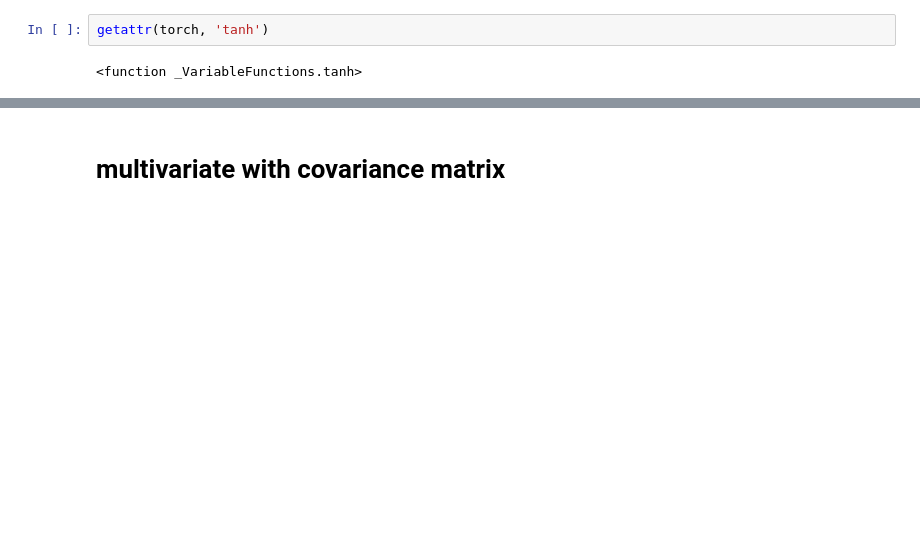
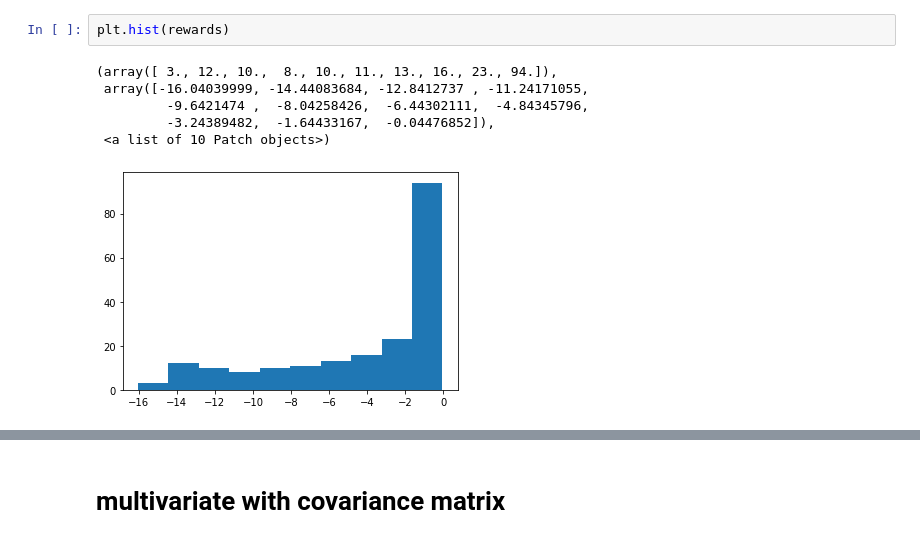
Before and after one commit to TrentBrick/Upside-Down-Free-Energy, a Jupyter notebook: notebooks/fitdensitymodel.ipynb, the cells around one changed output, grey strips where cells are left out. Cells and saved outputs as stored; diff of their text form; blank space fills up the shorter version.

```diff
--- a/notebooks/fitdensitymodel.ipynb
+++ b/notebooks/fitdensitymodel.ipynb
@@ -11,5 +20,10 @@ array([0.30339533, 0.99986114, 5.91260531])
-# %%
-getattr(torch, 'tanh')
-# %% [output]
-<function _VariableFunctions.tanh>
+# %%
+plt.hist(rewards)
+# %% [output]
+(array([ 3., 12., 10.,  8., 10., 11., 13., 16., 23., 94.]),
+ array([-16.04039999, -14.44083684, -12.8412737 , -11.24171055,
+         -9.6421474 ,  -8.04258426,  -6.44302111,  -4.84345796,
+         -3.24389482,  -1.64433167,  -0.04476852]),
+ <a list of 10 Patch objects>)
+[figure, added]
 # %%
```
Also changed, not shown: parts of 27 cells of this notebook, 5 other files.
